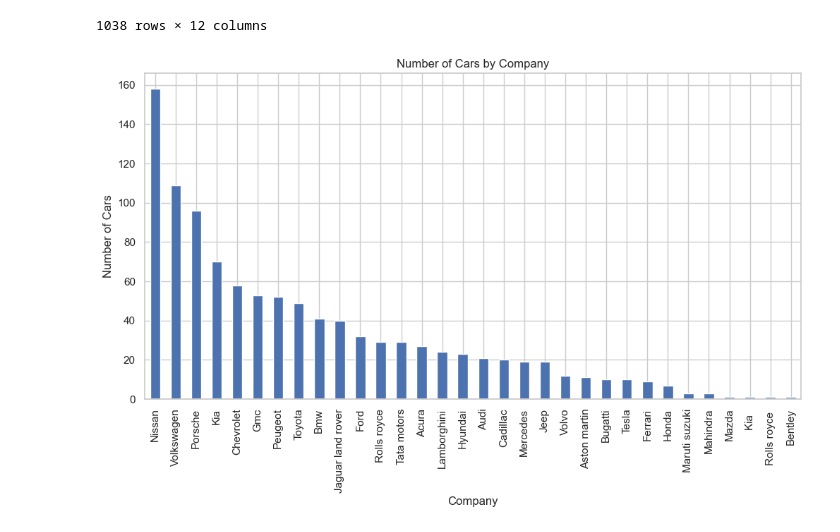
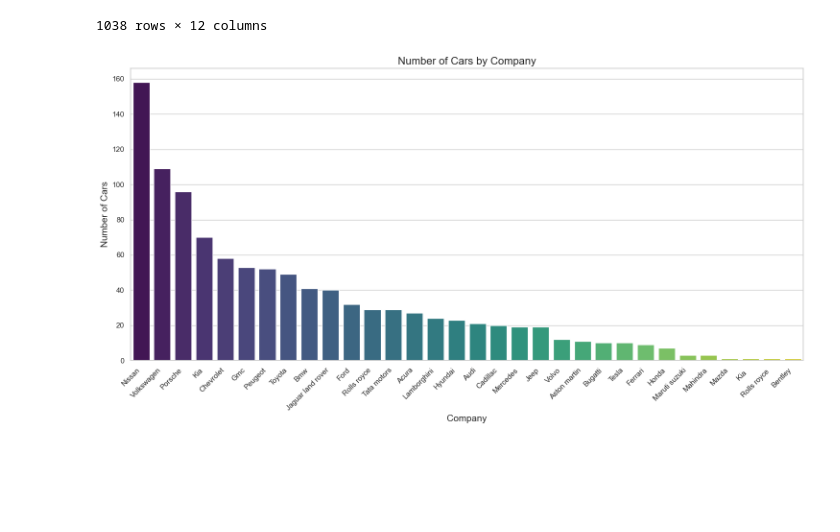
Before and after one commit to thelightfeaver/machine-leaning-practices, a Jupyter notebook: proyect/car.ipynb, the cells around one changed output. Saved outputs shown, nothing was run; the diff lists cells and outputs as text; code cells hidden in the pictures; blank space fills up the shorter version.

```diff
--- a/proyect/car.ipynb
+++ b/proyect/car.ipynb
@@ -9,8 +9,7 @@ import pandas as pd
 import numpy as np
 import matplotlib.pyplot as plt
 import seaborn as sns
-
-sns.set(style="whitegrid")
+)
 # %%
 df = pd.read_csv('../datasets/cars.csv', encoding='latin-1')
 df.info()
@@ -173,10 +172,14 @@ df
 1038 rows × 12 columns
 # %%
 companys = df['company'].value_counts()
-companys.plot(kind='bar', figsize=(12,6))
-plt.title('Number of Cars by Company')
-plt.xlabel('Company')
-plt.ylabel('Number of Cars')
+plt.figure(figsize=(15, 8))
+sns.barplot(x=companys.index, y=companys.values, hue=companys.index, palette='viridis', legend=False)
+
+plt.title('Number of Cars by Company', fontsize=16)
+plt.xlabel('Company', fontsize=14)
+plt.ylabel('Number of Cars', fontsize=14)
+plt.xticks(rotation=45, ha='right')
+plt.tight_layout()
 plt.show()
 # %% [output]
-[figure, old version]
+[figure, new version]
```
Also changed, not shown: parts of 1 cell of this notebook.
